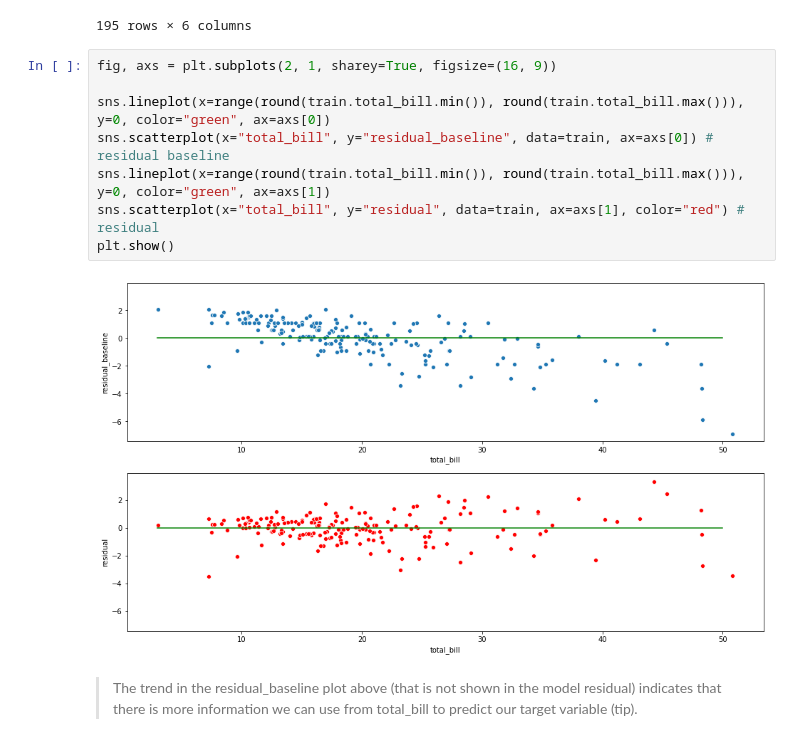
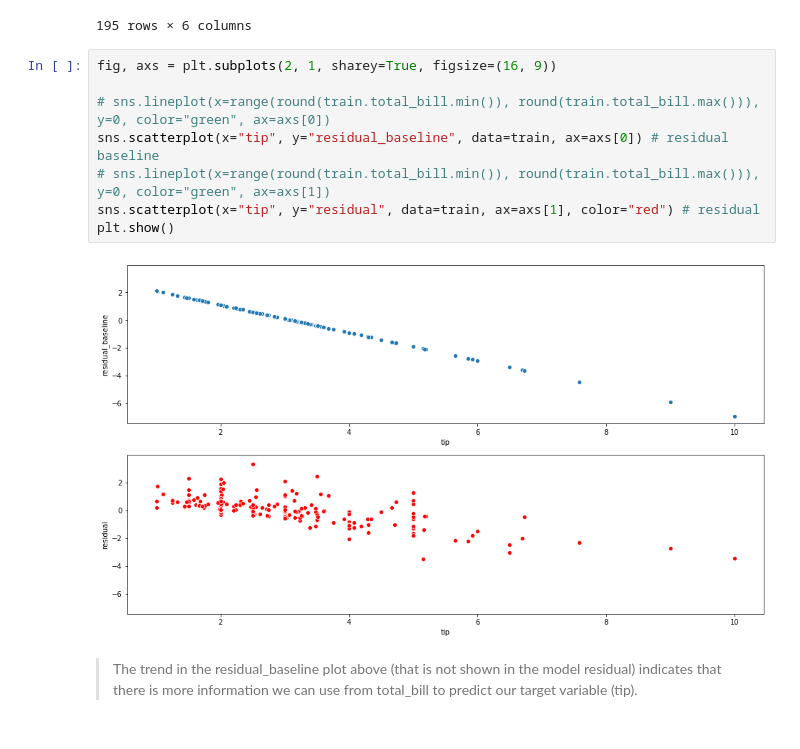
Before and after one commit to aleclhartman/ds-methodologies-exercises, a Jupyter notebook: regression/evaluate.ipynb, the cells around one changed output. Drawn from its saved outputs; the diff is of its cells as text.

```diff
--- a/regression/evaluate.ipynb
+++ b/regression/evaluate.ipynb
@@ -159,13 +159,13 @@ See the caveats in the documentation: http://pandas.pydata.org/pandas-docs/stabl
 # %%
 fig, axs = plt.subplots(2, 1, sharey=True, figsize=(16, 9))
 
-sns.lineplot(x=range(round(train.total_bill.min()), round(train.total_bill.max())), y=0, color="green", ax=axs[0])
-sns.scatterplot(x="total_bill", y="residual_baseline", data=train, ax=axs[0]) # residual baseline
-sns.lineplot(x=range(round(train.total_bill.min()), round(train.total_bill.max())), y=0, color="green", ax=axs[1])
-sns.scatterplot(x="total_bill", y="residual", data=train, ax=axs[1], color="red") # residual
+# sns.lineplot(x=range(round(train.total_bill.min()), round(train.total_bill.max())), y=0, color="green", ax=axs[0])
+sns.scatterplot(x="tip", y="residual_baseline", data=train, ax=axs[0]) # residual baseline
+# sns.lineplot(x=range(round(train.total_bill.min()), round(train.total_bill.max())), y=0, color="green", ax=axs[1])
+sns.scatterplot(x="tip", y="residual", data=train, ax=axs[1], color="red") # residual
 plt.show()
 # %% [output]
-[figure, old version]
+[figure, new version]
 # %% [markdown]
 > The trend in the residual_baseline plot above (that is not shown in the model residual) indicates that there is more information we can use from total_bill to predict our target variable (tip).
 # %% [markdown]
```
Also changed, not shown: parts of 26 cells of this notebook, 1 other file.
